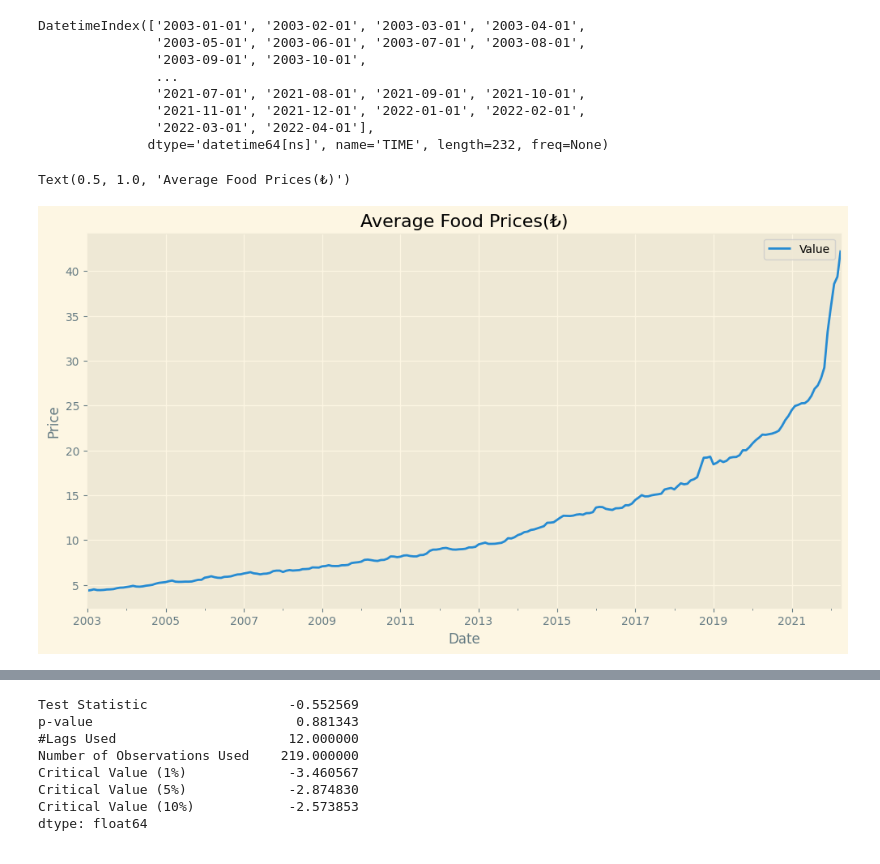
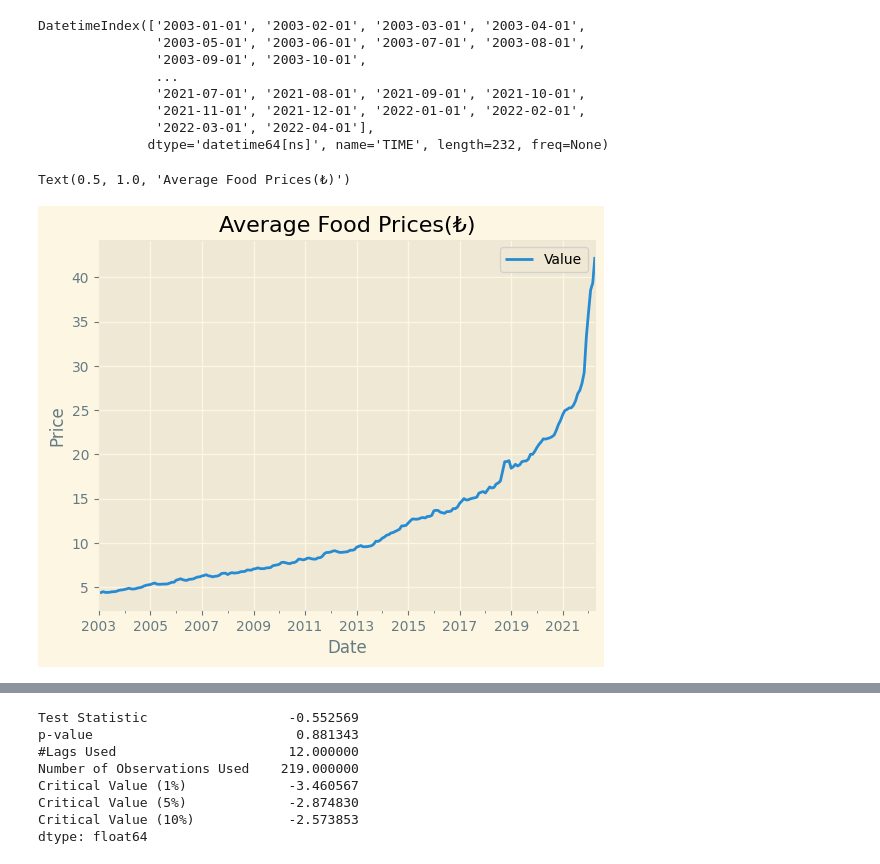
Before and after one commit to kayabo19/Average-Food-Price-Analysis, a Jupyter notebook: Final_Project.ipynb, the cells around one changed output, grey strips where cells are left out. Saved outputs shown, nothing was run; the diff lists cells and outputs as text; code cells hidden in the pictures.

```diff
--- a/Final_Project.ipynb
+++ b/Final_Project.ipynb
@@ -96,14 +96,13 @@ df[pd.isnull(df['Value'])].count()
 df['Value']=df['Value'].astype(float)
 # %%
 # Resulting Plot
-rcParams['figure.figsize'] = 12, 6
 df.plot()
 plt.xlabel('Date')
 plt.ylabel('Price')
 plt.title("Average Food Prices(₺)")
 # %% [output]
 Text(0.5, 1.0, 'Average Food Prices(₺)')
-[figure, old version]
+[figure, new version]
 # %%
 df.Value
 # %% [output]
```
Also changed, not shown: parts of 17 cells of this notebook, 2 other files.
